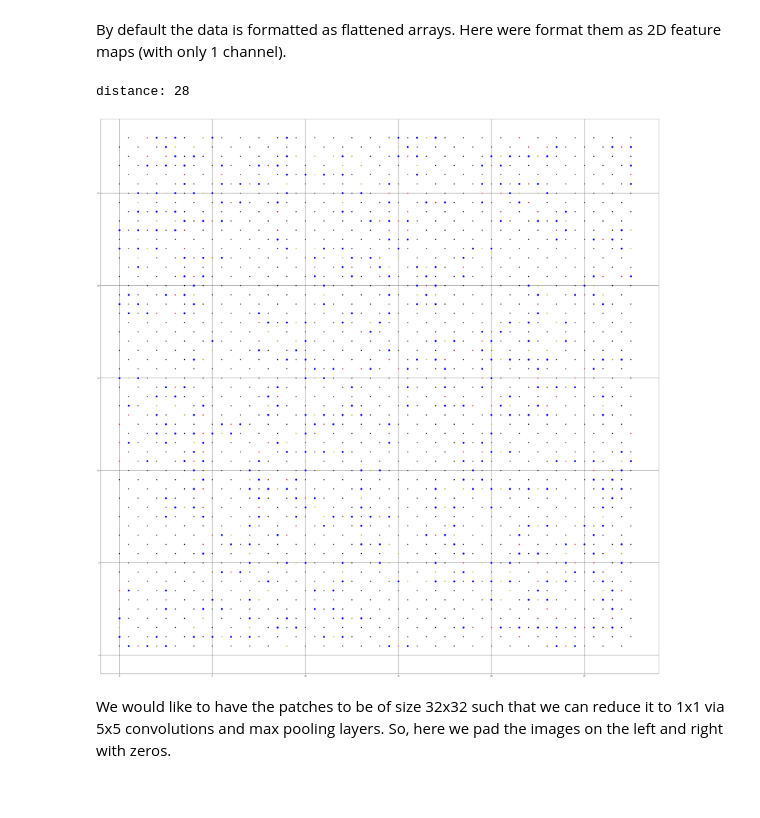
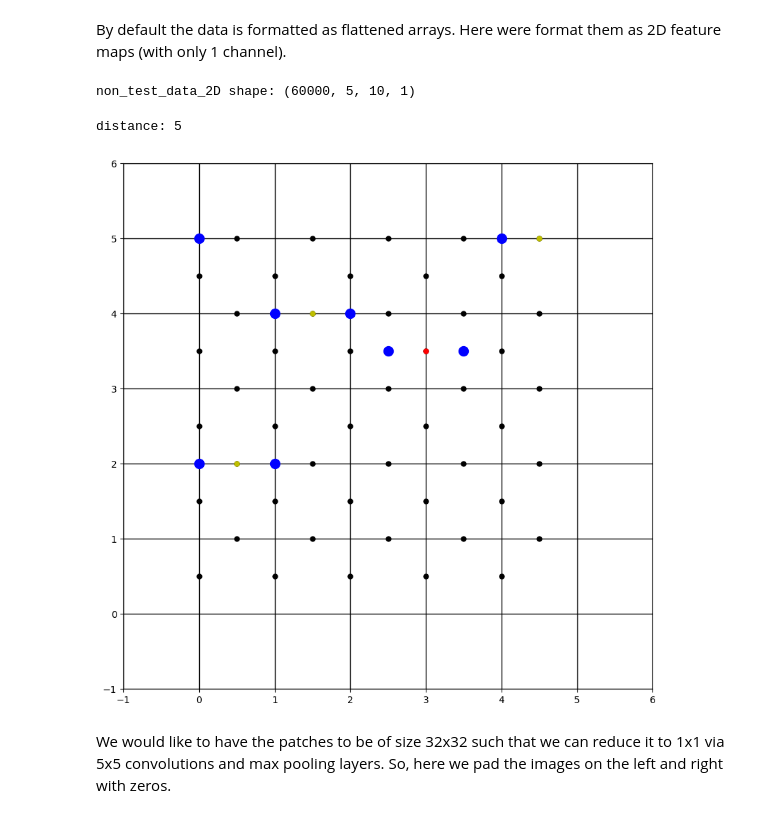
Before and after one commit to jiwang6/gconv-decoder, a Jupyter notebook: new-model/gconv_decoder.ipynb, the cells around one changed output. Cells and saved outputs as stored; diff of their text form; code cells hidden in the pictures.

```diff
--- a/new-model/gconv_decoder.ipynb
+++ b/new-model/gconv_decoder.ipynb
@@ -155,14 +159,18 @@ By default the data is formatted as flattened arrays. Here were format them as 2
 # Reshape to 2D multi-channel images
 non_test_data_2D = non_test_data.reshape(len(non_test_data), t_dist, t_dist*2,1) # data shape here
 test_data_2D = test_data.reshape(len(test_data), t_dist, t_dist*2,1)
+
+print(f"non_test_data_2D shape: {non_test_data_2D.shape}")
+# %% [output]
+non_test_data_2D shape: (60000, 5, 10, 1)
 # %%
 
 from Datavis import visualize_observation
 
-visualize_observation(non_test[1])
+visualize_observation(non_test[16])
 # %% [output]
-distance: 28
+distance: 5
-[figure, old version]
+[figure, new version]
 # %% [markdown]
 We would like to have the patches to be of size 32x32 such that we can reduce it to 1x1 via 5x5 convolutions and max pooling layers. So, here we pad the images on the left and right with zeros.
 # %%
```
Also changed, not shown: parts of 25 cells of this notebook, 6 other files.
